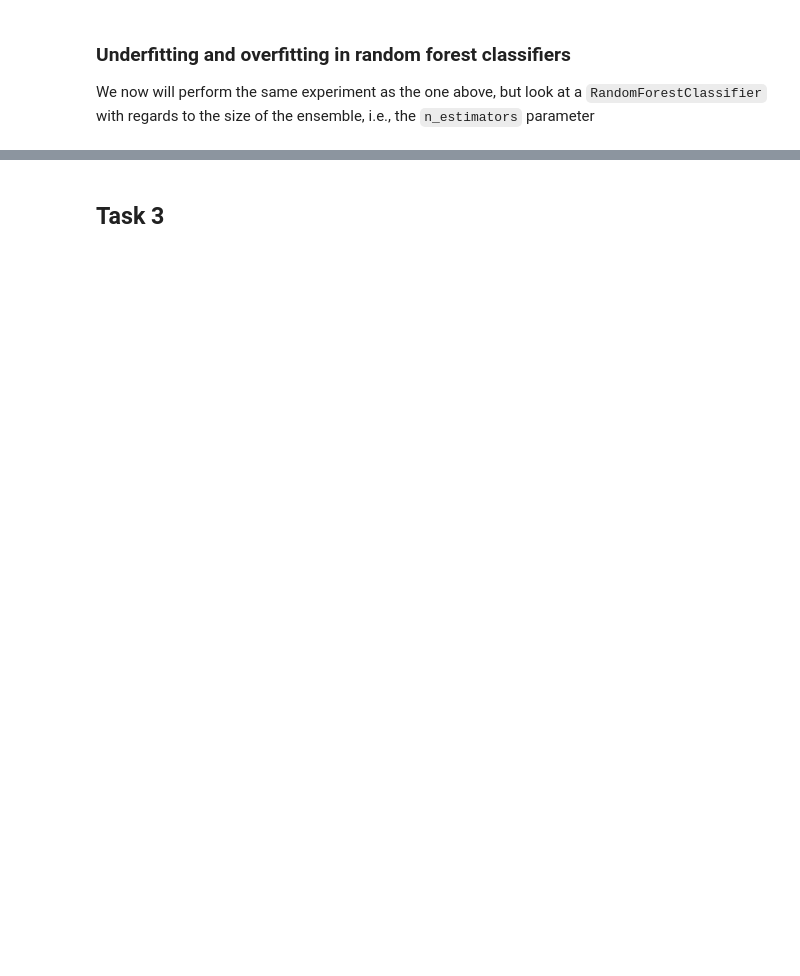
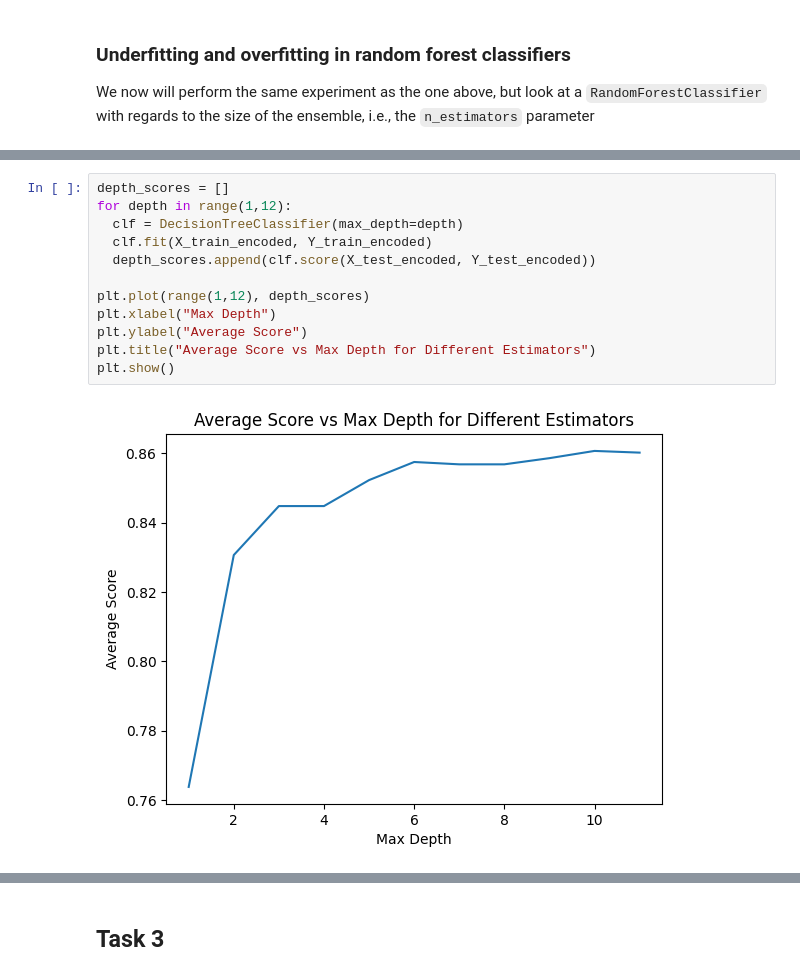
Before and after one commit to samkaj/appliedml-2, a Jupyter notebook: assignment2.ipynb, the cells around one changed output, grey strips where cells are left out. Cells and saved outputs as stored; diff of their text form; blank space fills up the shorter version.

```diff
--- a/assignment2.ipynb
+++ b/assignment2.ipynb
@@ -120 +166,15 @@ We now will perform the same experiment as the one above, but look at a `RandomF
+# %%
+depth_scores = []
+for depth in range(1,12):
+  clf = DecisionTreeClassifier(max_depth=depth)
+  clf.fit(X_train_encoded, Y_train_encoded)
+  depth_scores.append(clf.score(X_test_encoded, Y_test_encoded))
+
+plt.plot(range(1,12), depth_scores)
+plt.xlabel("Max Depth")
+plt.ylabel("Average Score")
+plt.title("Average Score vs Max Depth for Different Estimators")
+plt.show()
+# %% [output]
+[figure, added]
 # %%
```
Also changed, not shown: parts of 12 cells of this notebook, 1 other file.
